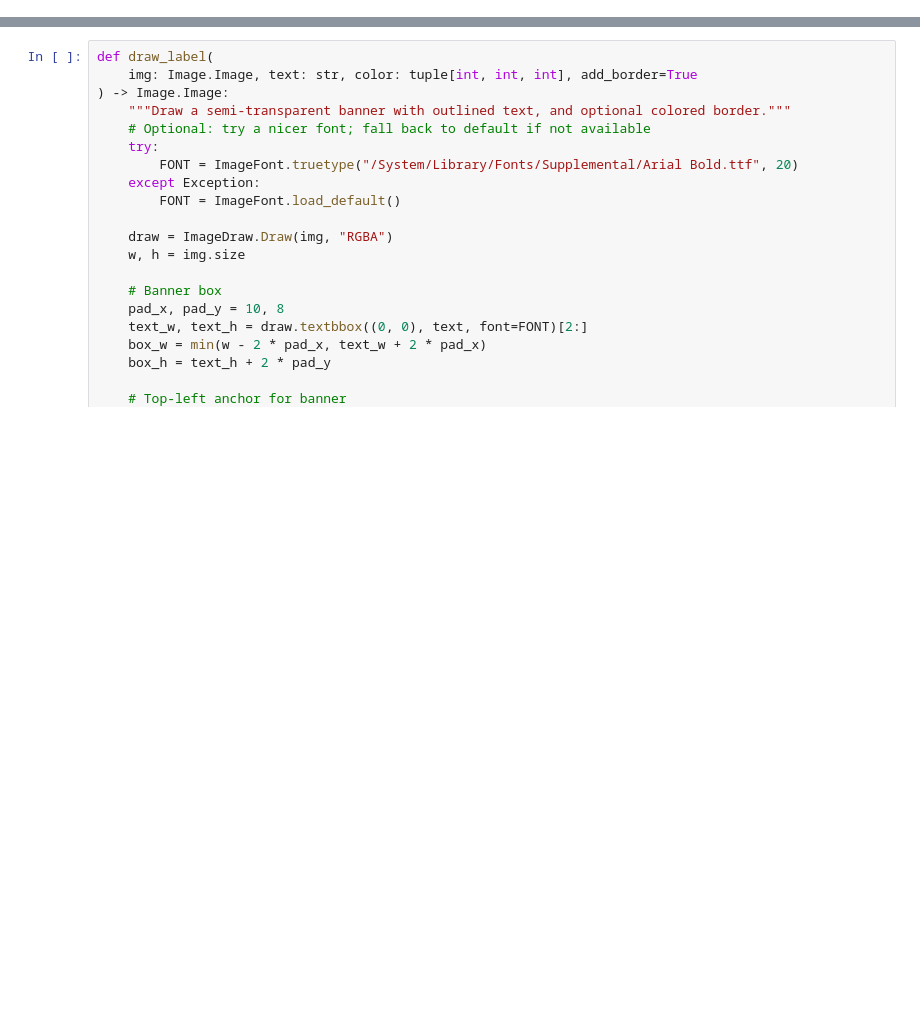
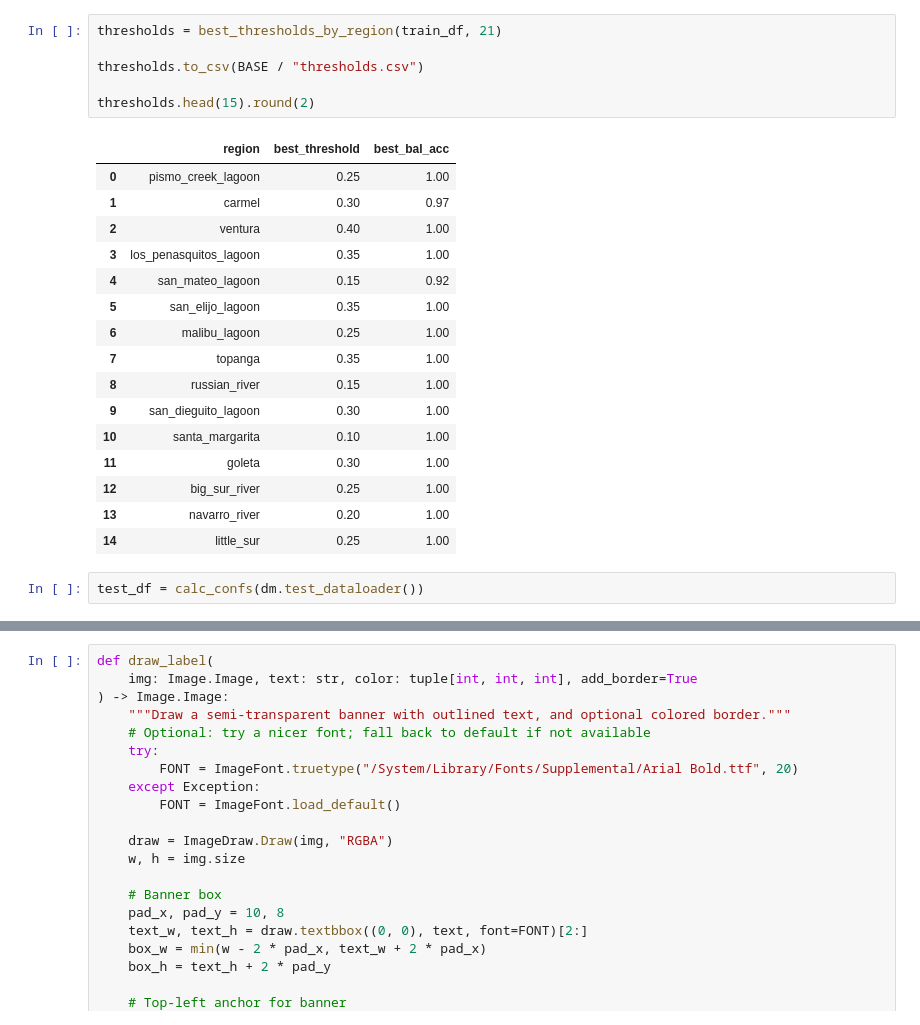
Before and after one commit to kyle-dorman/estuary, a Jupyter notebook: notebooks/display_muck.ipynb, the cells around one changed output, grey strips where cells are left out. Cells and saved outputs as stored; diff of their text form; blank space fills up the shorter version.

```diff
--- a/notebooks/display_muck.ipynb
+++ b/notebooks/display_muck.ipynb
@@ -25,0 +104,25 @@ region_crops = json.loads(CROP_PATH.read_bytes())
+# %%
+thresholds = best_thresholds_by_region(train_df, 21)
+
+thresholds.to_csv(BASE / "thresholds.csv")
+
+thresholds.head(15).round(2)
+# %% [output]
+|  | region | best_threshold | best_bal_acc |
+| 0 | pismo_creek_lagoon | 0.25 | 1.00 |
+| 1 | carmel | 0.30 | 0.97 |
+| 2 | ventura | 0.40 | 1.00 |
+| 3 | los_penasquitos_lagoon | 0.35 | 1.00 |
+| 4 | san_mateo_lagoon | 0.15 | 0.92 |
+| 5 | san_elijo_lagoon | 0.35 | 1.00 |
+| 6 | malibu_lagoon | 0.25 | 1.00 |
+| 7 | topanga | 0.35 | 1.00 |
+| 8 | russian_river | 0.15 | 1.00 |
+| 9 | san_dieguito_lagoon | 0.30 | 1.00 |
+| 10 | santa_margarita | 0.10 | 1.00 |
+| 11 | goleta | 0.30 | 1.00 |
+| 12 | big_sur_river | 0.25 | 1.00 |
+| 13 | navarro_river | 0.20 | 1.00 |
+| 14 | little_sur | 0.25 | 1.00 |
+# %%
+test_df = calc_confs(dm.test_dataloader())
```
Also changed, not shown: parts of 21 cells of this notebook, 8 other files.
